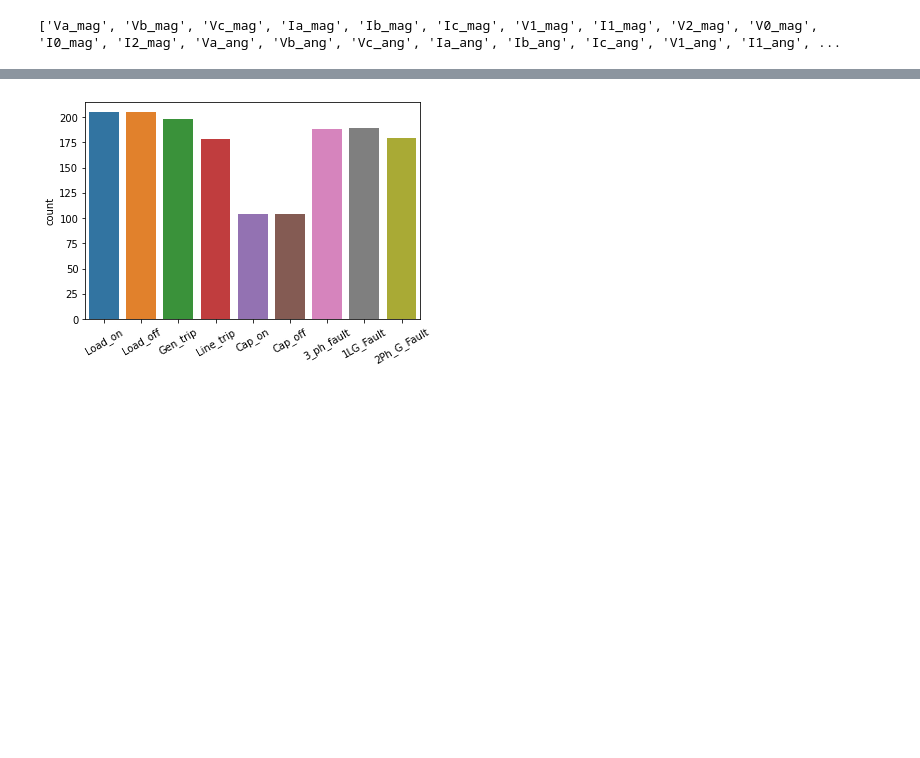
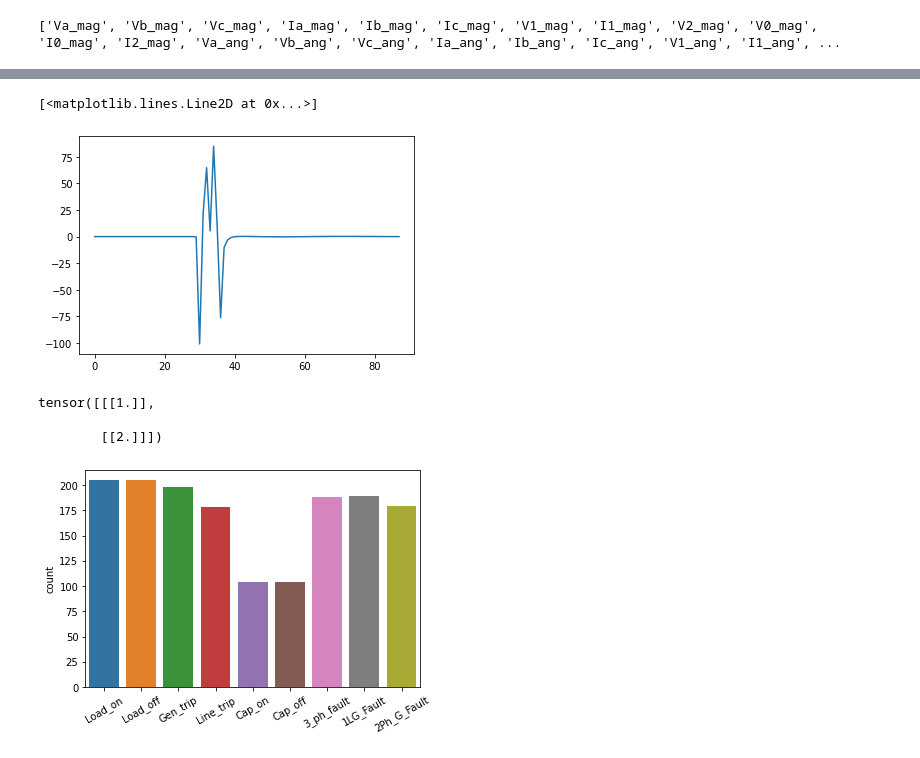
Before and after one commit to Nidarshan619/Planets, a Jupyter notebook: Shreya_PMU_Data.ipynb, the cells around one changed output, grey strips where cells are left out. Drawn from its saved outputs; the diff is of its cells as text; code cells hidden in the pictures; blank space fills up the shorter version.

```diff
--- a/Shreya_PMU_Data.ipynb
+++ b/Shreya_PMU_Data.ipynb
@@ -236,6 +252,7 @@ def converter(df,indices):
       pmu_events = torch.cat((pmu_events,temp),dim=0)
       labels = torch.cat((labels,t_events), dim=0)
     pmu_events.transpose_(1,2)
+    labels.squeeze_()
     return pmu_events,labels
 # %%
 pmu_events,labels = converter(df_events,indices)
@@ -291,12 +317,18 @@ fig, axs = plt.subplots(
   figsize=(14, 8)
 )
 
+def norm(data):
+  ev_norm = [(d/d[0])-1 for d in data[:-1]]
+  norm_evnts = torch.cat((torch.tensor(ev_norm),torch.tensor(data[-1]).unsqueeze(0)),dim=0).numpy()
+  return norm_evnts
+
 for i, cls in enumerate(labels_vars):
   ax = axs.flat[i]
   data = pmu_events[labels == cls] \
     .numpy() \
     .mean(axis=0)
-  plot_time_series_class(data,'Freq', class_names[i], ax)  # you can change from 0 to 25 to get various plots
+  data=norm(data)  # This function carefully
+  plot_time_series_class(data,'RoCoF', class_names[i], ax)  # you can change from 0 to 25 to get various plots
 
 #fig.delaxes(axs.flat[-1])
 fig.tight_layout();
@@ -305,3 +344,18 @@ fig.tight_layout();
+# %%
+ev_norm.shape
+torch.tensor(data[-1]).unsqueeze(0).shape
+data.shape
+plt.plot(data[25])
+# %% [output]
+[<matplotlib.lines.Line2D at 0x...>]
+[figure, added]
+# %%
+a = [torch.FloatTensor([1]).view(1, -1), torch.FloatTensor([2]).view(1, -1)]
+torch.stack(a)
+# %% [output]
+tensor([[[1.]],
+
+        [[2.]]])
 # %%
 import seaborn as sns
 x = sns.countplot(labels.numpy())
```
Also changed, not shown: parts of 14 cells of this notebook.
